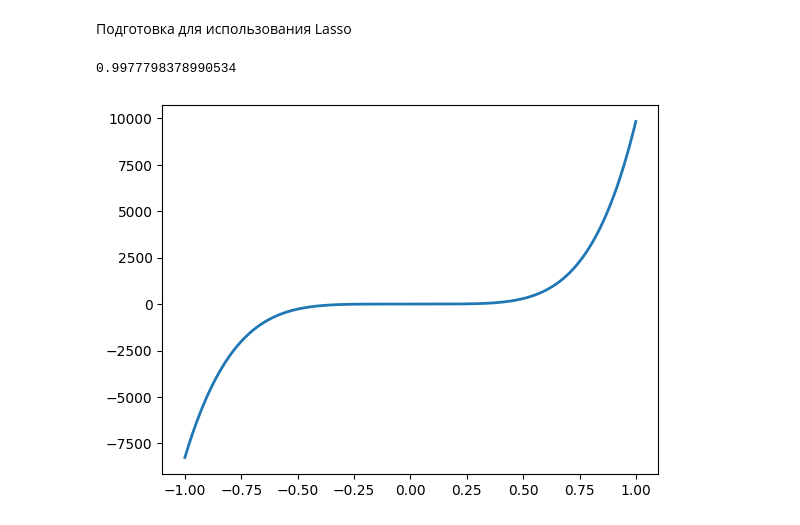
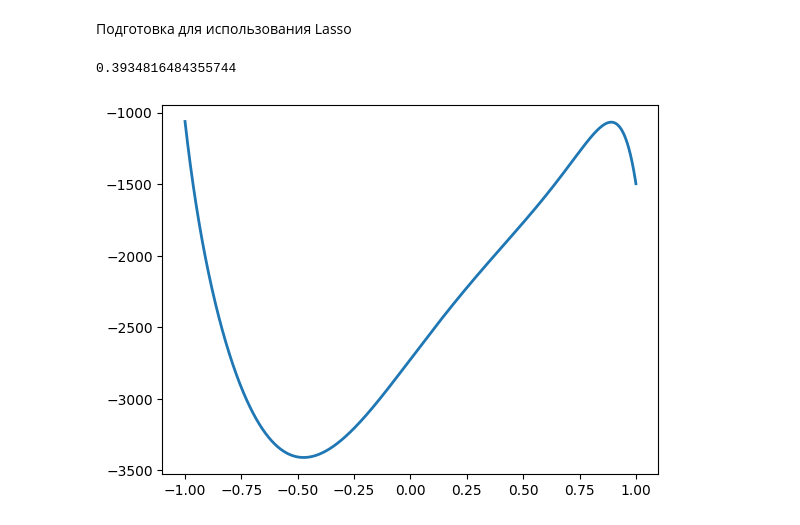
Before and after one commit to rawr-0/ML_practice_proj, a Jupyter notebook: first.ipynb, the cells around one changed output. Saved outputs shown, nothing was run; the diff lists cells and outputs as text; code cells hidden in the pictures.

```diff
--- a/first.ipynb
+++ b/first.ipynb
@@ -158,6 +159,7 @@ dataset.count()[0]
 7081
 # %%
 dataset = dataset.drop(dataset[dataset["Customer_Age"] > 65].index)
+dataset.reset_index(inplace=True,drop=True)
 dataset.count()[0]
 # %% [output]
 7074
@@ -179,9 +172,9 @@ Frequency enc - хороший вариант.
 # %%
-import category_encoders as ce
+# import category_encoders as ce
 
-count_encoder = ce.CountEncoder(normalize=True)
-dataset["Gender"] = count_encoder.fit_transform(dataset["Gender"])
-dataset["Education_Level"] = count_encoder.fit_transform(dataset["Education_Level"])
-dataset["Marital_Status"] = count_encoder.fit_transform(dataset["Marital_Status"])
-dataset["Income_Category"] = count_encoder.fit_transform(dataset["Income_Category"])
-dataset.head()
+# count_encoder = ce.CountEncoder(normalize=True)
+# dataset["Gender"] = count_encoder.fit_transform(dataset["Gender"])
+# dataset["Education_Level"] = count_encoder.fit_transform(dataset["Education_Level"])
+# dataset["Marital_Status"] = count_encoder.fit_transform(dataset["Marital_Status"])
+# dataset["Income_Category"] = count_encoder.fit_transform(dataset["Income_Category"])
+# dataset.head()
@@ -189,0 +181,7 @@ KeyError: 'Card_Category'
+# %%
+from sklearn.preprocessing import OneHotEncoder
+cat_df = dataset.select_dtypes(include=['object'])
+onehot_encoder = OneHotEncoder(sparse_output=False)
+dataset = dataset.join(pd.DataFrame(onehot_encoder.fit_transform(cat_df)))
+dataset = dataset.drop(cat_df.columns,axis=1)
+dataset
@@ -228,24 +239,24 @@ x_test = scaler.fit_transform(x_test)
 # %%
 from sklearn import linear_model
 
-clf = linear_model.Lasso(alpha=1)
+clf = linear_model.Lasso(alpha=1,max_iter=100000)
 clf.fit(x_train,y_train)
 clf.score(x_test,y_test)
 # %% [output]
-0.9977798378990534
+0.3934816484355744
 # %%
 import matplotlib.pyplot as plt
 import numpy as np
 
 def f(x):
     val = 0
     for i in range(len(clf.coef_)):
         val += pow(x,i)*clf.coef_[len(clf.coef_)-i-1]
     return val
 
-gx = np.arange(-1,1,0.001)
+gx = np.arange(-1,1,0.0001)
 gy = list(map(f,gx))
 plt.plot(gx, gy, linewidth=2)
 plt.show()
 # %% [output]
-[figure, old version]
+[figure, new version]
```
Also changed, not shown: parts of 6 cells of this notebook.
